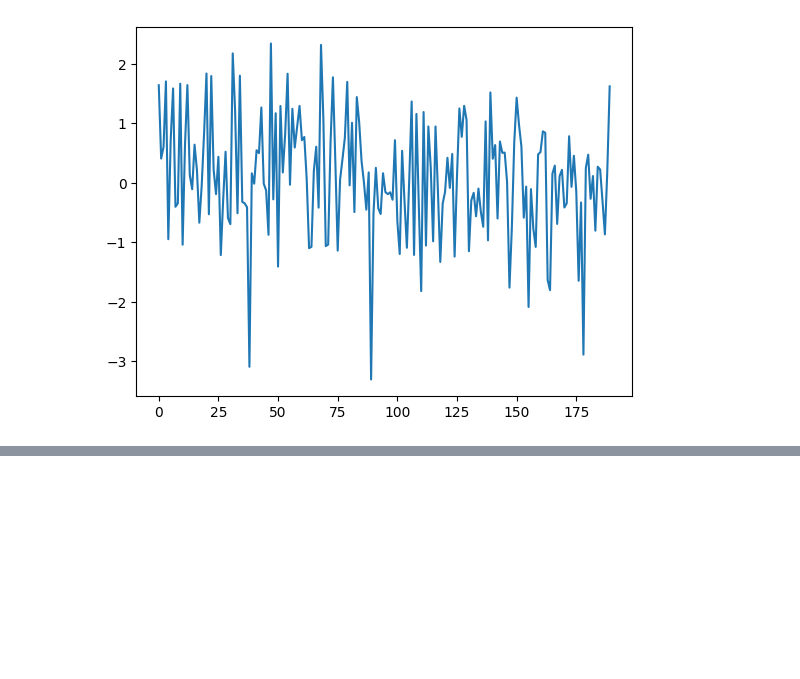
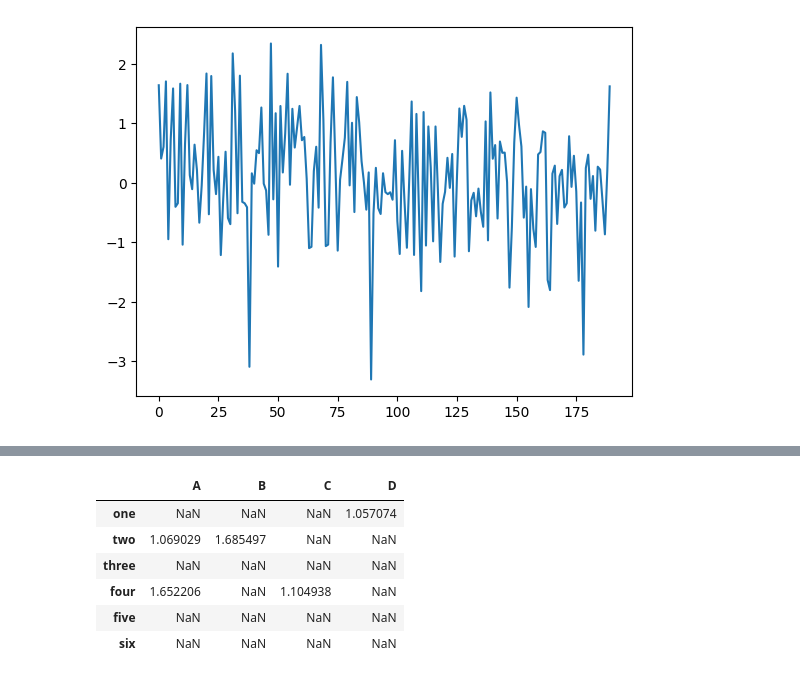
Before and after one commit to kunalmeon/Data-Analysis-Examples, a Jupyter notebook: SuperStoreData.ipynb, the cells around one changed output, grey strips where cells are left out. Drawn from its saved outputs; the diff is of its cells as text; code cells hidden in the pictures; blank space fills up the shorter version.

```diff
--- a/SuperStoreData.ipynb
+++ b/SuperStoreData.ipynb
@@ -1749,0 +1760,11 @@ NameError: name 'asdfasd' is not defined
+# %%
+newDataFrame=myDataFrame[myDataFrame.applymap(lambda x:x>1)]
+newDataFrame
+# %% [output]
+|  | A | B | C | D |
+| one | NaN | NaN | NaN | 1.057074 |
+| two | 1.069029 | 1.685497 | NaN | NaN |
+| three | NaN | NaN | NaN | NaN |
+| four | 1.652206 | NaN | 1.104938 | NaN |
+| five | NaN | NaN | NaN | NaN |
+| six | NaN | NaN | NaN | NaN |
```
Also changed, not shown: parts of 35 cells of this notebook.
